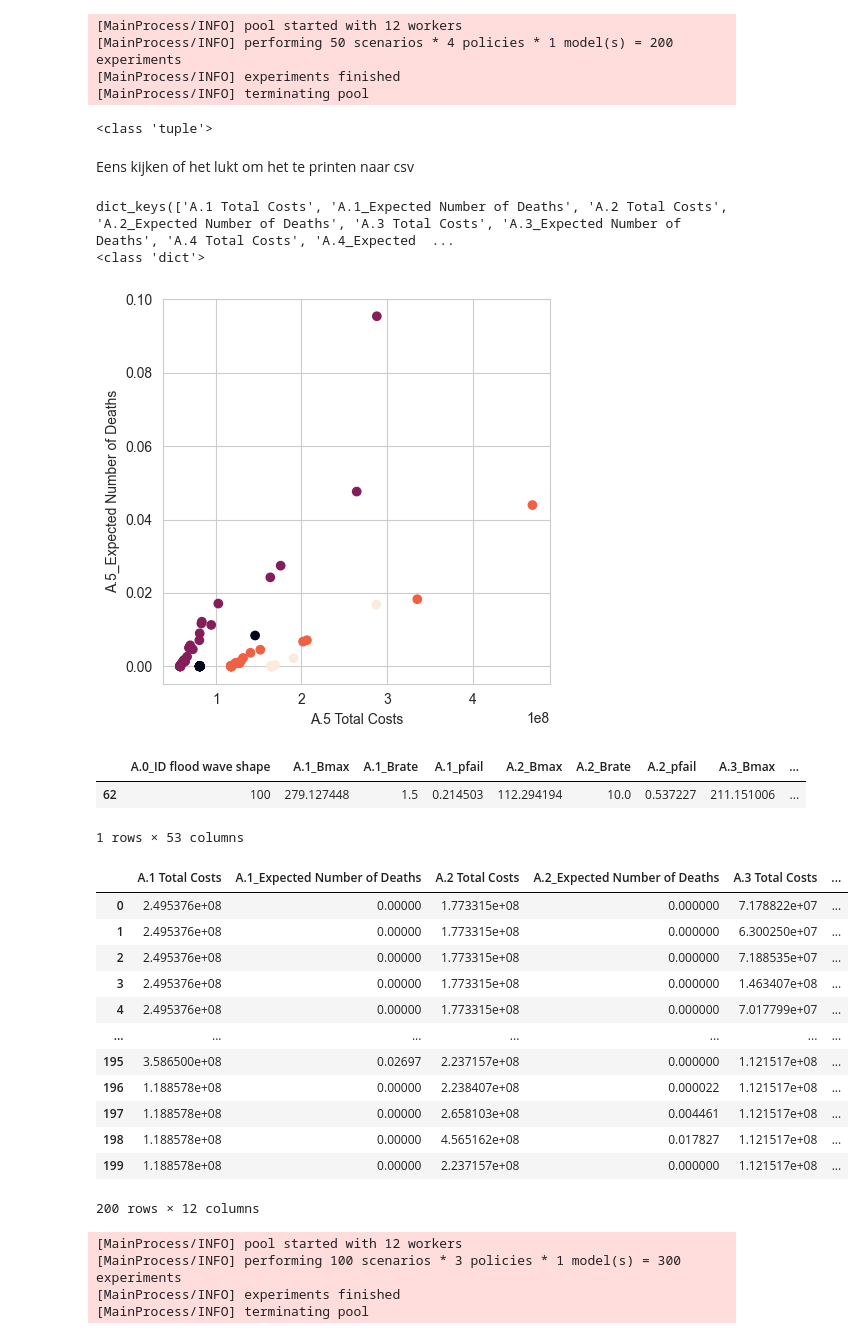
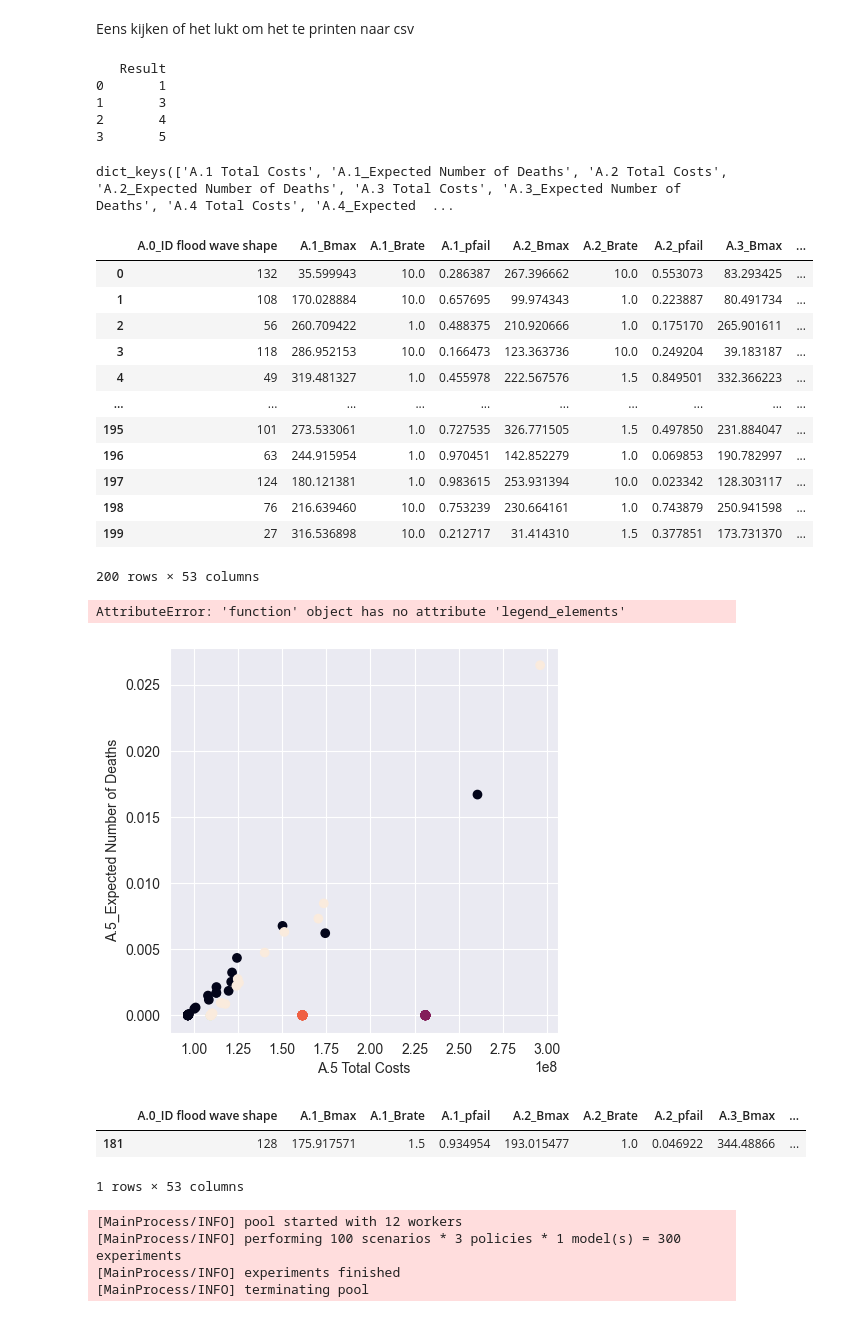
Before and after one commit to Dianevanderkeur/epa1361_open-fork, a Jupyter notebook: final assignment/Problem Formulations.ipynb, the cells around one changed output. Cells and saved outputs as stored; diff of their text form; code cells hidden in the pictures.

```diff
--- a/final assignment/Problem Formulations.ipynb
+++ b/final assignment/Problem Formulations.ipynb
@@ -102,15 +44,9 @@ ScalarOutcome('Expected Evacuation Costs', variable_name=('Expected Evacuation C
 # %%
 # running the model through EMA workbench
 with MultiprocessingEvaluator(dike_model) as evaluator:
-    results = evaluator.perform_experiments(scenarios=50, policies=4)
+    results = evaluator.perform_experiments(scenarios=50)
 
 print(type(results))
-# %% [output]
-[MainProcess/INFO] pool started with 12 workers
-[MainProcess/INFO] performing 50 scenarios * 4 policies * 1 model(s) = 200 experiments
-[MainProcess/INFO] experiments finished
-[MainProcess/INFO] terminating pool
-<class 'tuple'>
 # %% [markdown]
 
 Eens kijken of het lukt om het te printen naar csv
@@ -123,16 +59,34 @@ results_pdf = pd.DataFrame(results_df, columns=['Result'])
 
 print(results_pdf)
 
-results_pdf.to_csv('C:/Users/jeani/Documents/GitHub/epa1361_open-fork/final assignment/data/results/probeerselJeanine.csv', index=False)
+#results_pdf.to_csv('.../results/outcomes_sc50p4.csv', index=False)
 # %% [output]
-dict_keys(['A.1 Total Costs', 'A.1_Expected Number of Deaths', 'A.2 Total Costs', 'A.2_Expected Number of Deaths', 'A.3 Total Costs', 'A.3_Expected Number of Deaths', 'A.4 Total Costs', 'A.4_Expected  ...
-<class 'dict'>
+   Result
+0       1
+1       3
+2       4
+3       5
 # %%
 # observing the simulation runs
 experiments, outcomes = results
 print(outcomes.keys())
+
+experiments
 # %% [output]
-[figure, removed]
+dict_keys(['A.1 Total Costs', 'A.1_Expected Number of Deaths', 'A.2 Total Costs', 'A.2_Expected Number of Deaths', 'A.3 Total Costs', 'A.3_Expected Number of Deaths', 'A.4 Total Costs', 'A.4_Expected  ...
+|  | A.0_ID flood wave shape | A.1_Bmax | A.1_Brate | A.1_pfail | A.2_Bmax | A.2_Brate | A.2_pfail | A.3_Bmax | ... |
+| 0 | 132 | 35.599943 | 10.0 | 0.286387 | 267.396662 | 10.0 | 0.553073 | 83.293425 | ... |
+| 1 | 108 | 170.028884 | 10.0 | 0.657695 | 99.974343 | 1.0 | 0.223887 | 80.491734 | ... |
+| 2 | 56 | 260.709422 | 1.0 | 0.488375 | 210.920666 | 1.0 | 0.175170 | 265.901611 | ... |
+| 3 | 118 | 286.952153 | 10.0 | 0.166473 | 123.363736 | 10.0 | 0.249204 | 39.183187 | ... |
+| 4 | 49 | 319.481327 | 1.0 | 0.455978 | 222.567576 | 1.5 | 0.849501 | 332.366223 | ... |
+| ... | ... | ... | ... | ... | ... | ... | ... | ... | ... |
+| 195 | 101 | 273.533061 | 1.0 | 0.727535 | 326.771505 | 1.5 | 0.497850 | 231.884047 | ... |
+| 196 | 63 | 244.915954 | 1.0 | 0.970451 | 142.852279 | 1.0 | 0.069853 | 190.782997 | ... |
+| 197 | 124 | 180.121381 | 1.0 | 0.983615 | 253.931394 | 10.0 | 0.023342 | 128.303117 | ... |
+| 198 | 76 | 216.639460 | 10.0 | 0.753239 | 230.664161 | 1.0 | 0.743879 | 250.941598 | ... |
+| 199 | 27 | 316.536898 | 10.0 | 0.212717 | 31.414310 | 1.5 | 0.377851 | 173.731370 | ... |
+200 rows × 53 columns
 # %%
 
 ## Jeanine code scatterplot
@@ -149,6 +103,5 @@ legend = axs.legend(*plt.scatter.legend_elements(), labels=labels, title='Polici
 
 plt.show()
 # %% [output]
-|  | A.0_ID flood wave shape | A.1_Bmax | A.1_Brate | A.1_pfail | A.2_Bmax | A.2_Brate | A.2_pfail | A.3_Bmax | ... |
-| 62 | 100 | 279.127448 | 1.5 | 0.214503 | 112.294194 | 10.0 | 0.537227 | 211.151006 | ... |
-1 rows × 53 columns
+AttributeError: 'function' object has no attribute 'legend_elements'
+[figure, added]
@@ -155,24 +111,11 @@ plt.show()
 # %%
 ## Jeanine code worst
 worst_A5 = np.where(outcomes['A.5_Expected Number of Deaths'] == np.amax(outcomes['A.5_Expected Number of Deaths']))
 experiments.loc[worst_A5]
-
-worst_A5 = np.where(outcomes['A.5_Expected Number of Deaths'] == np.amax(outcomes['A.5_Expected Number of Deaths']))
-experiments.loc[worst_A5]
 # %% [output]
-|  | A.1 Total Costs | A.1_Expected Number of Deaths | A.2 Total Costs | A.2_Expected Number of Deaths | A.3 Total Costs | ... |
-| 0 | 2.495376e+08 | 0.00000 | 1.773315e+08 | 0.000000 | 7.178822e+07 | ... |
-| 1 | 2.495376e+08 | 0.00000 | 1.773315e+08 | 0.000000 | 6.300250e+07 | ... |
-| 2 | 2.495376e+08 | 0.00000 | 1.773315e+08 | 0.000000 | 7.188535e+07 | ... |
-| 3 | 2.495376e+08 | 0.00000 | 1.773315e+08 | 0.000000 | 1.463407e+08 | ... |
-| 4 | 2.495376e+08 | 0.00000 | 1.773315e+08 | 0.000000 | 7.017799e+07 | ... |
-| ... | ... | ... | ... | ... | ... | ... |
-| 195 | 3.586500e+08 | 0.02697 | 2.237157e+08 | 0.000000 | 1.121517e+08 | ... |
-| 196 | 1.188578e+08 | 0.00000 | 2.238407e+08 | 0.000022 | 1.121517e+08 | ... |
-| 197 | 1.188578e+08 | 0.00000 | 2.658103e+08 | 0.004461 | 1.121517e+08 | ... |
-| 198 | 1.188578e+08 | 0.00000 | 4.565162e+08 | 0.017827 | 1.121517e+08 | ... |
-| 199 | 1.188578e+08 | 0.00000 | 2.237157e+08 | 0.000000 | 1.121517e+08 | ... |
+|  | A.0_ID flood wave shape | A.1_Bmax | A.1_Brate | A.1_pfail | A.2_Bmax | A.2_Brate | A.2_pfail | A.3_Bmax | ... |
+| 181 | 128 | 175.917571 | 1.5 | 0.934954 | 193.015477 | 1.0 | 0.046922 | 344.48866 | ... |
-200 rows × 12 columns
+1 rows × 53 columns
 # %%
 # only works because we have scalar outcomes
 pd.DataFrame(outcomes)
```
Also changed, not shown: parts of 6 cells of this notebook.
